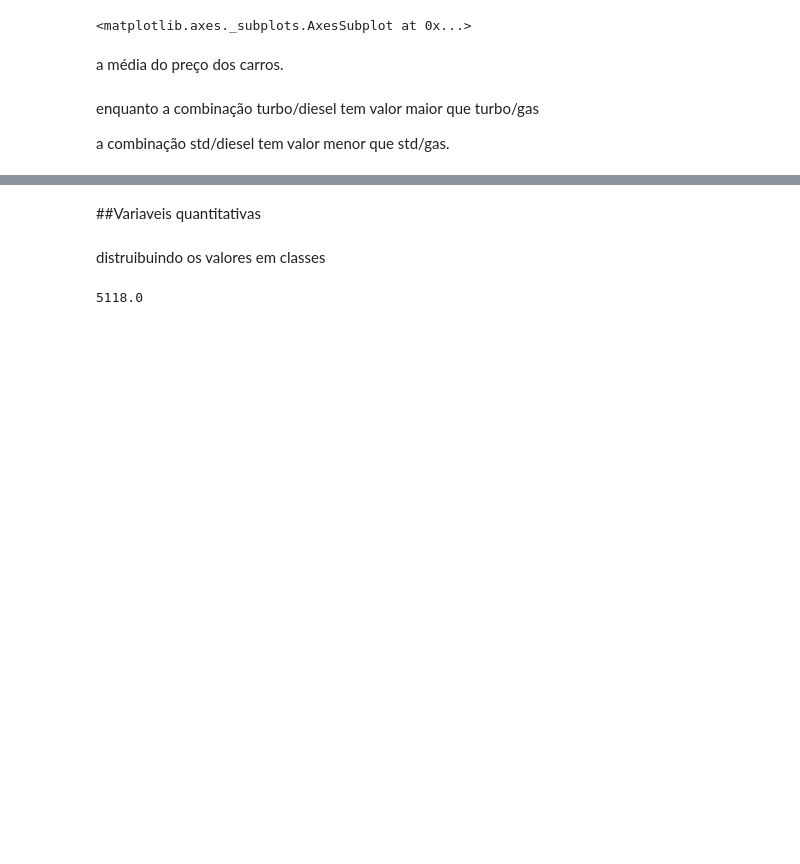
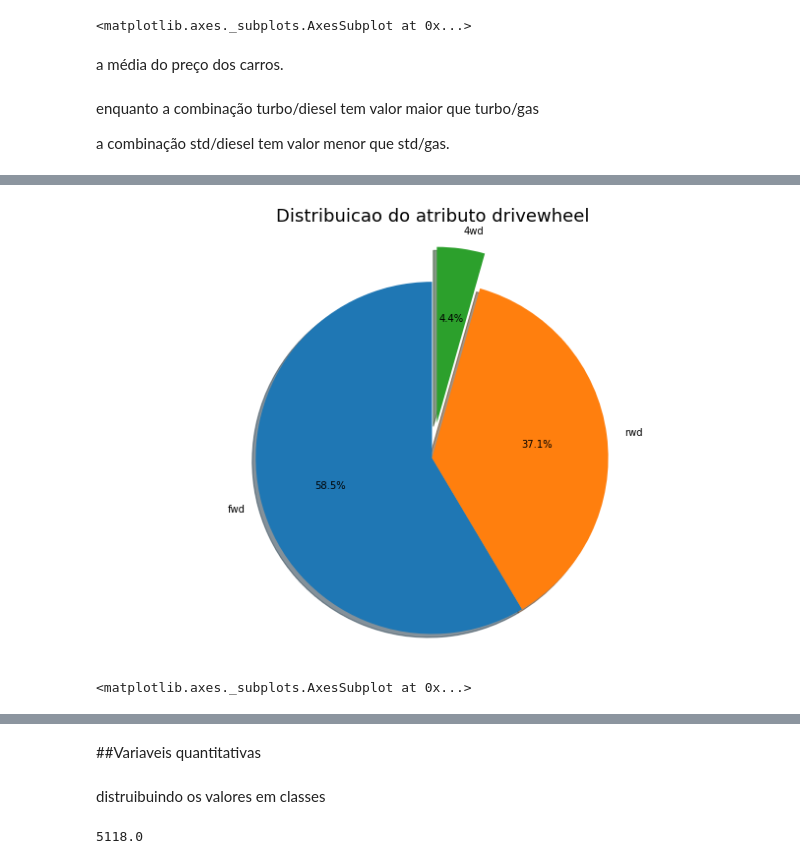
Before and after one commit to PAndersonSB/Introducao-Datascience, a Jupyter notebook: Data_Science_Projeto_1.ipynb, the cells around one changed output, grey strips where cells are left out. Cells and saved outputs as stored; diff of their text form; code cells hidden in the pictures; blank space fills up the shorter version.

```diff
--- a/Data_Science_Projeto_1.ipynb
+++ b/Data_Science_Projeto_1.ipynb
@@ -288,0 +322,5 @@ a combinação std/diesel tem valor menor que std/gas.
+# %%
+graf_pizza(distruibuicao_de_frequencia('drivewheel') , 'drivewheel', (0,0,0.2))
+# %% [output]
+[figure, added]
+<matplotlib.axes._subplots.AxesSubplot at 0x...>
```
Also changed, not shown: parts of 15 cells of this notebook.
